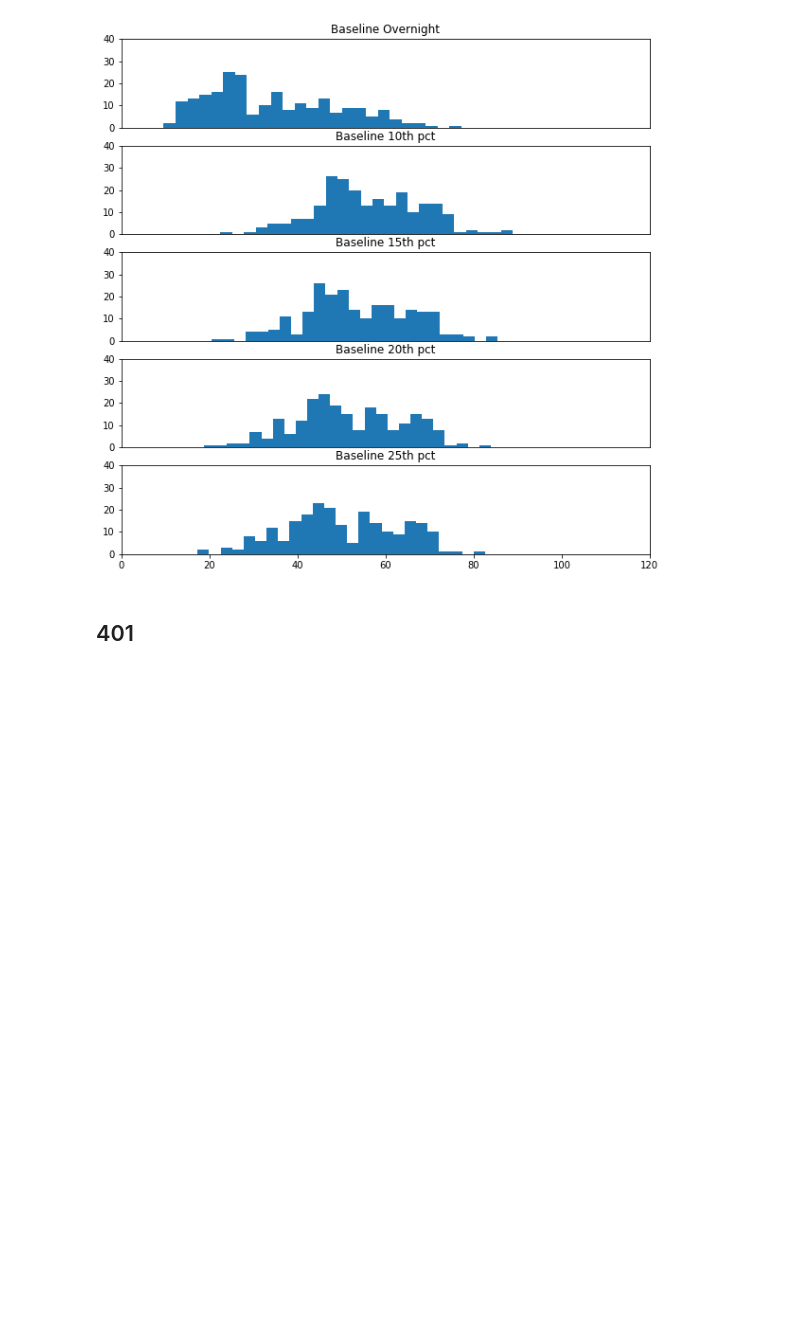
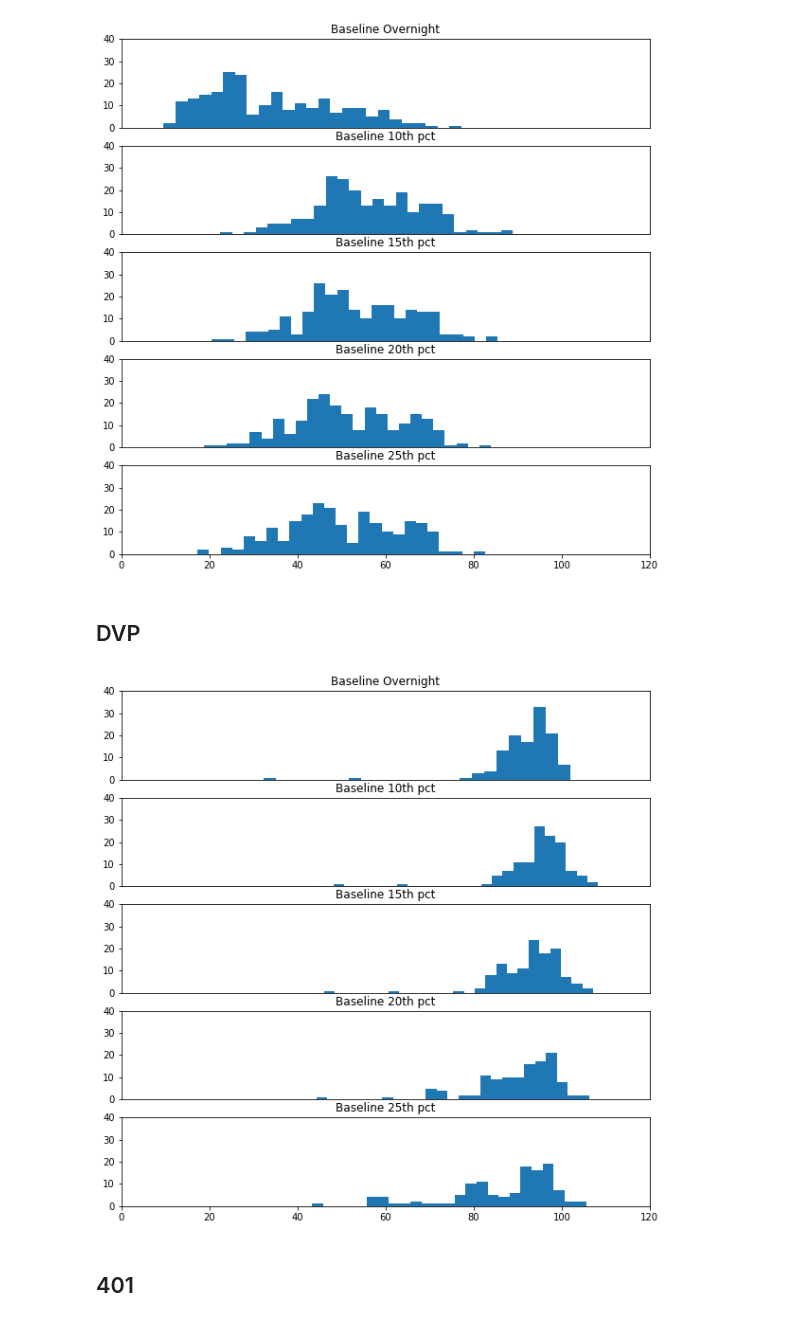
Before and after one commit to CityofToronto/bdit_congestion, a Jupyter notebook: congestion_data_aggregation/highway_deep_dive.ipynb, the cells around one changed output. Drawn from its saved outputs; the diff is of its cells as text; code cells hidden in the pictures; blank space fills up the shorter version.

Commit message:
add DVP figures

```diff
--- a/congestion_data_aggregation/highway_deep_dive.ipynb
+++ b/congestion_data_aggregation/highway_deep_dive.ipynb
@@ -142,6 +142,47 @@ ax[4].set_xlim(0, 120)
 fig.show()
 # %% [output]
 [figure]
+# %% [markdown]
+## DVP
+# %%
+dvp = pd.read_sql('''(with highway as (
+                         select routing_grid.* from congestion.routing_grid
+                         join here_gis.streets_att_18_3 on link_id =  (left(id::Text, -1))::numeric
+                                                                           where st_name = 'DON VALLEY PKWY')
+                         select * from congestion.tt_segments_baseline_v4_2019 inner join
+                         (select distinct segment_id from congestion.segment_links_v4
+                         inner join highway using (link_dir))seg using (segment_id)
+                         inner join congestion.segments_v4 using (segment_id) )''',con)
+# %%
+fig, ax = plt.subplots(5, 1, figsize=(10,10))
+ax[0].hist(dvp.spd_baseline_overnight, 25)
+ax[0].set_title('Baseline Overnight')
+ax[0].get_xaxis().set_visible(False)
+ax[0].set_ylim(0, 40)
+ax[0].set_xlim(0, 120)
+ax[1].hist(dvp.spd_baseline_10pct, 25)
+ax[1].set_title('Baseline 10th pct')
+ax[1].set_ylim(0, 40)
+ax[1].set_xlim(0, 120)
+ax[1].get_xaxis().set_visible(False)
+ax[2].hist(dvp.spd_baseline_15pct, 25)
+ax[2].set_title('Baseline 15th pct')
+ax[2].get_xaxis().set_visible(False)
+ax[2].set_ylim(0, 40)
+ax[2].set_xlim(0, 120)
+ax[3].hist(dvp.spd_baseline_20pct, 25)
+ax[3].set_title('Baseline 20th pct')
+ax[3].set_ylim(0, 40)
+ax[3].set_xlim(0, 120)
+ax[3].get_xaxis().set_visible(False)
+ax[4].hist(dvp.spd_baseline_25pct, 25)
+ax[4].set_title('Baseline 25th pct')
+ax[4].set_ylim(0, 40)
+ax[4].set_xlim(0, 120)
+
+fig.show()
+# %% [output]
+[figure, added]
 # %% [markdown]
 ## 401
 # %%
```
